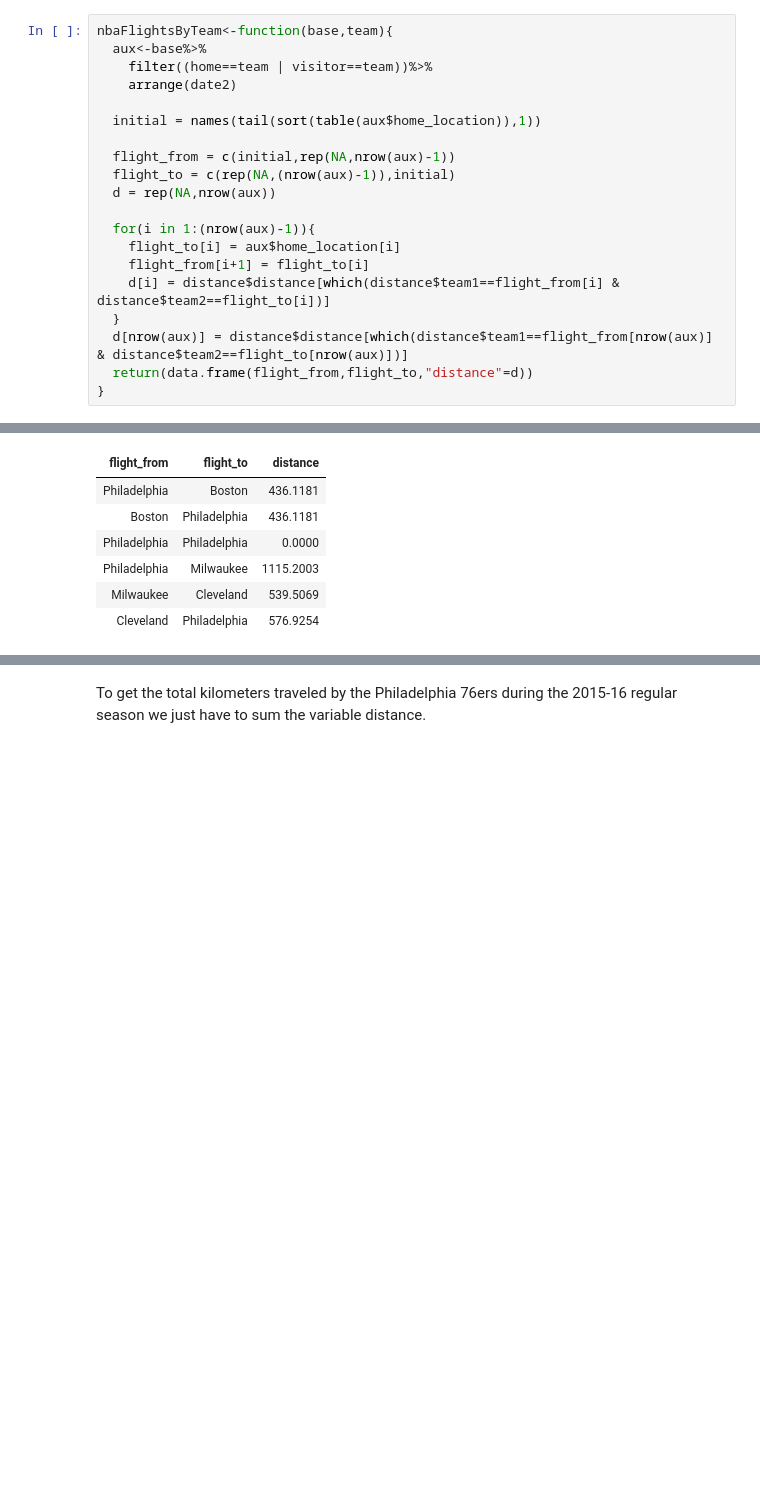
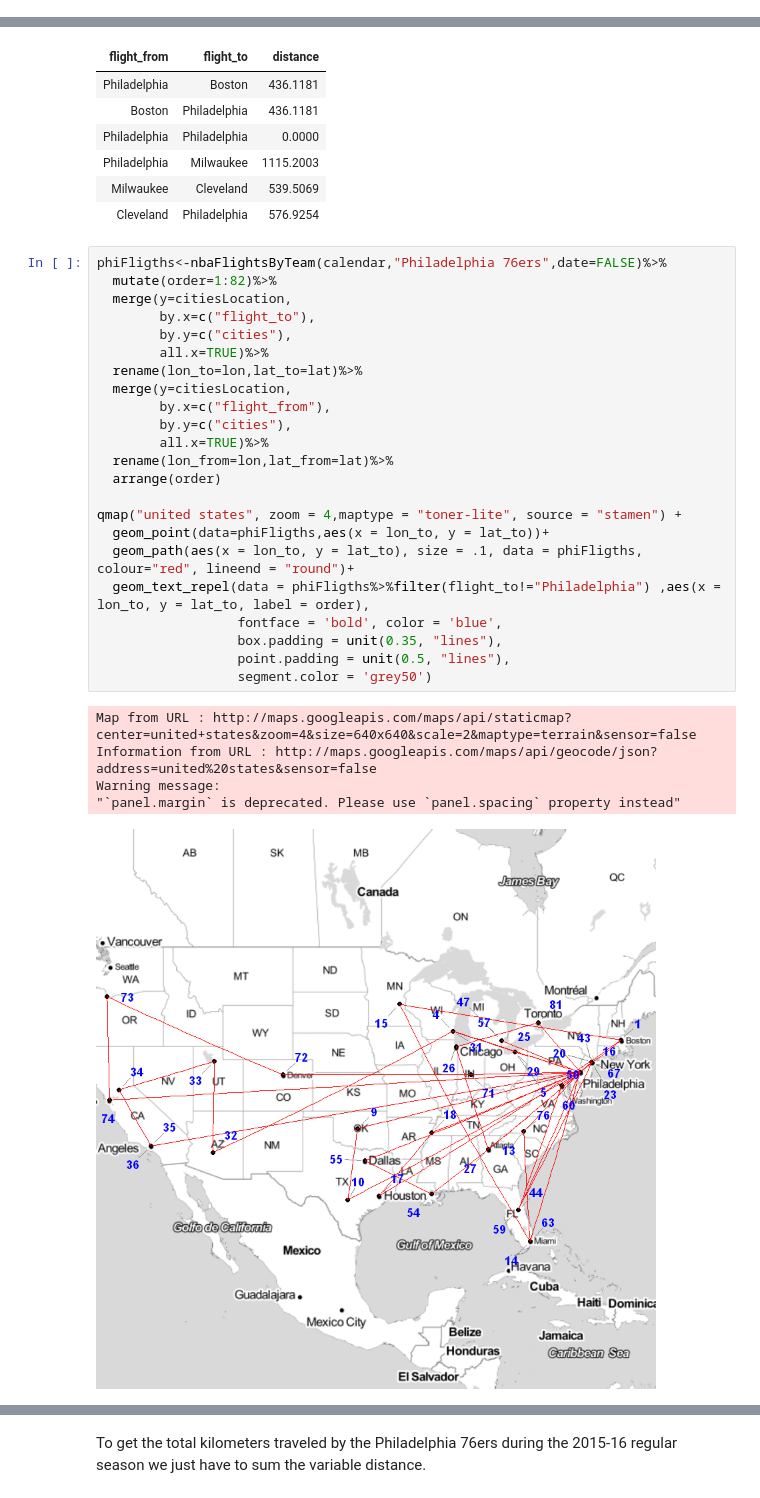
Before and after one commit to ddantasds/Data-Science-Projects, a Jupyter notebook: NBA calendar/NBA season calendar.ipynb, the cells around one changed output, grey strips where cells are left out. Saved outputs shown, nothing was run; the diff lists cells and outputs as text; blank space fills up the shorter version.

```diff
--- a/NBA calendar/NBA season calendar.ipynb
+++ b/NBA calendar/NBA season calendar.ipynb
@@ -222,21 +209 @@ This function returns a data frame with flights for a specific team during the s
-# %%
-nbaFlightsByTeam<-function(base,team){
-  aux<-base%>%
-    filter((home==team | visitor==team))%>%
-    arrange(date2)
-
-  initial = names(tail(sort(table(aux$home_location)),1))
-
-  flight_from = c(initial,rep(NA,nrow(aux)-1))
-  flight_to = c(rep(NA,(nrow(aux)-1)),initial)
-  d = rep(NA,nrow(aux))
-
-  for(i in 1:(nrow(aux)-1)){
-    flight_to[i] = aux$home_location[i]
-    flight_from[i+1] = flight_to[i]
-    d[i] = distance$distance[which(distance$team1==flight_from[i] & distance$team2==flight_to[i])]
-  }
-  d[nrow(aux)] = distance$distance[which(distance$team1==flight_from[nrow(aux)] & distance$team2==flight_to[nrow(aux)])]
-  return(data.frame(flight_from,flight_to,"distance"=d))
-}
 # %%
@@ -251,3 +218,32 @@ head(PHI_flights)
 | Philadelphia | Milwaukee | 1115.2003 |
 | Milwaukee | Cleveland | 539.5069 |
 | Cleveland | Philadelphia | 576.9254 |
+# %%
+phiFligths<-nbaFlightsByTeam(calendar,"Philadelphia 76ers",date=FALSE)%>%
+  mutate(order=1:82)%>%
+  merge(y=citiesLocation,
+        by.x=c("flight_to"),
+        by.y=c("cities"),
+        all.x=TRUE)%>%
+  rename(lon_to=lon,lat_to=lat)%>%
+  merge(y=citiesLocation,
+        by.x=c("flight_from"),
+        by.y=c("cities"),
+        all.x=TRUE)%>%
+  rename(lon_from=lon,lat_from=lat)%>%
+  arrange(order)
+
+qmap("united states", zoom = 4,maptype = "toner-lite", source = "stamen") +
+  geom_point(data=phiFligths,aes(x = lon_to, y = lat_to))+
+  geom_path(aes(x = lon_to, y = lat_to), size = .1, data = phiFligths, colour="red", lineend = "round")+
+  geom_text_repel(data = phiFligths%>%filter(flight_to!="Philadelphia") ,aes(x = lon_to, y = lat_to, label = order),
+                  fontface = 'bold', color = 'blue',
+                  box.padding = unit(0.35, "lines"),
+                  point.padding = unit(0.5, "lines"),
+                  segment.color = 'grey50')
+# %% [output]
+Map from URL : http://maps.googleapis.com/maps/api/staticmap?center=united+states&zoom=4&size=640x640&scale=2&maptype=terrain&sensor=false
+Information from URL : http://maps.googleapis.com/maps/api/geocode/json?address=united%20states&sensor=false
+Warning message:
+"`panel.margin` is deprecated. Please use `panel.spacing` property instead"
+[figure, added]
```
Also changed, not shown: parts of 48 cells of this notebook, 2 other files.
